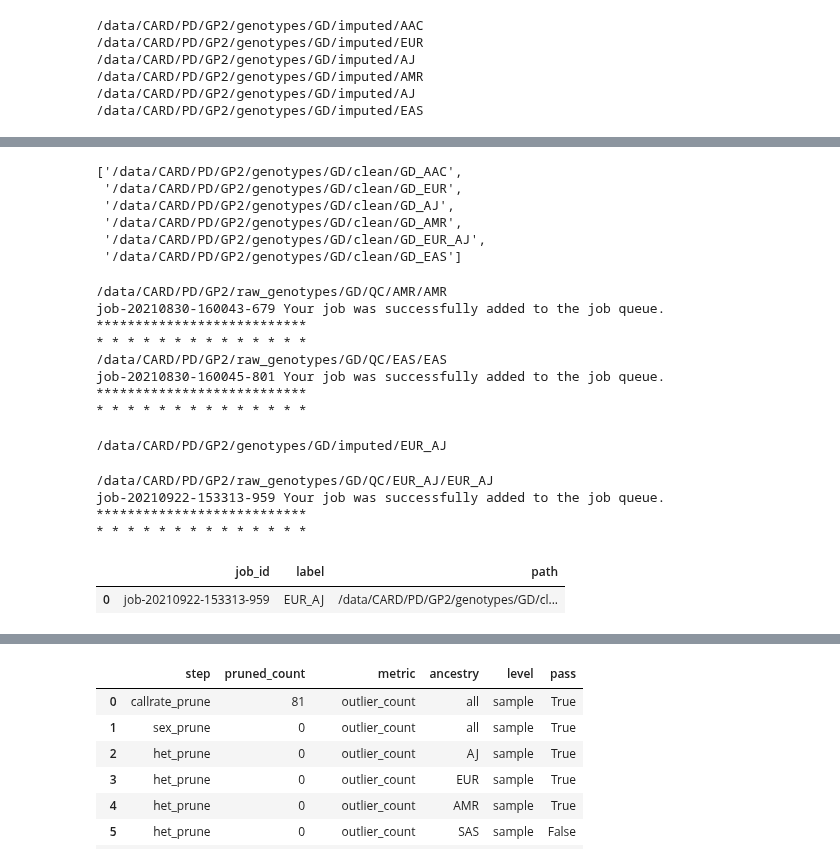
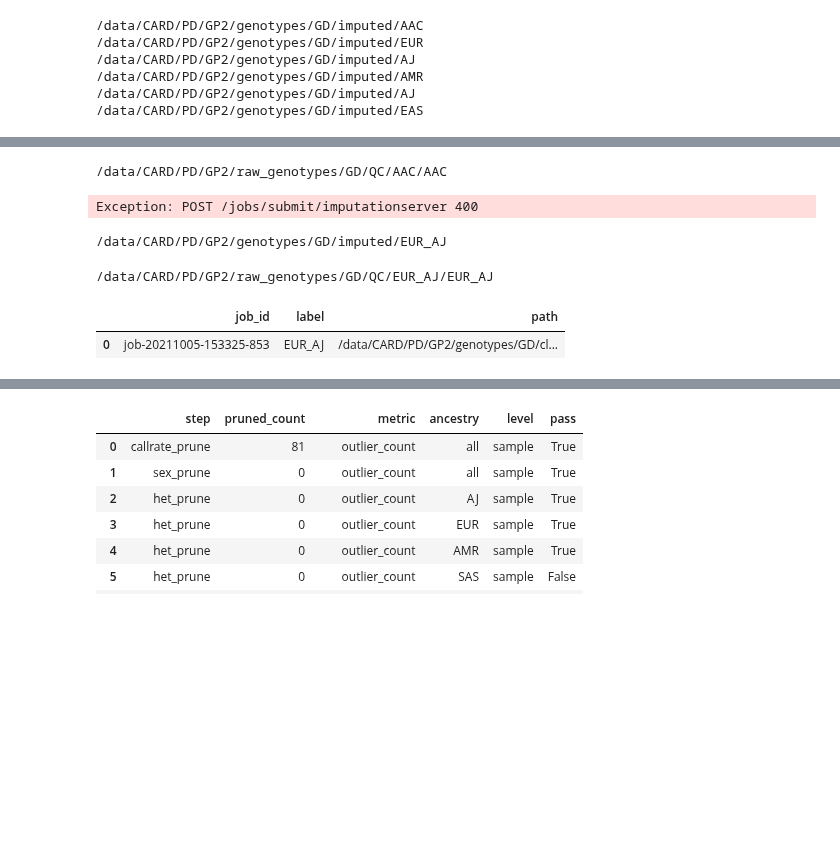
Before and after one commit to dvitale199/GenoTools, a Jupyter notebook: GP2_data_processing/GD_cohorts_processing.ipynb, the cells around one changed output, grey strips where cells are left out. Saved outputs shown, nothing was run; the diff lists cells and outputs as text; code cells hidden in the pictures; blank space fills up the shorter version.

```diff
--- a/GP2_data_processing/GD_cohorts_processing.ipynb
+++ b/GP2_data_processing/GD_cohorts_processing.ipynb
@@ -169,14 +217,3 @@ for geno, label in zip(impute_genos_list, impute_labels_list):
-# %%
-# !ls /data/CARD/PD/GP2/raw_genotypes/GD/QC/EUR/
-# !ls /data/CARD/PD/GP2/genotypes/GD/clean
-impute_genos_list
-# %% [output]
-['/data/CARD/PD/GP2/genotypes/GD/clean/GD_AAC',
- '/data/CARD/PD/GP2/genotypes/GD/clean/GD_EUR',
- '/data/CARD/PD/GP2/genotypes/GD/clean/GD_AJ',
- '/data/CARD/PD/GP2/genotypes/GD/clean/GD_AMR',
- '/data/CARD/PD/GP2/genotypes/GD/clean/GD_EUR_AJ',
- '/data/CARD/PD/GP2/genotypes/GD/clean/GD_EAS']
 # %%
 # now make list of vcfs and submit job
 job_id_df = pd.DataFrame()
@@ -184,7 +221,7 @@ job_id_df = pd.DataFrame()
 token = config.api_key
 password = 'imputer'
 
-for geno, label in zip(impute_genos_list[3:], impute_labels_list[3:]):
+for geno, label in zip(impute_genos_list, impute_labels_list):
     label_outdir = f'{imputed_out_dir}/{label}'
     impute_prep_outdir = f'{gd_path}/QC/{label}'
     impute_prep_geno = f'{impute_prep_outdir}/{label}'
@@ -201,14 +238,8 @@ for geno, label in zip(impute_genos_list[3:], impute_labels_list[3:]):
 
 job_id_df.to_csv(f'{imputed_out_dir}/impute_job_ids.csv')
 # %% [output]
-/data/CARD/PD/GP2/raw_genotypes/GD/QC/AMR/AMR
-job-20210830-160043-679 Your job was successfully added to the job queue.
-***************************
-* * * * * * * * * * * * * *
-/data/CARD/PD/GP2/raw_genotypes/GD/QC/EAS/EAS
-job-20210830-160045-801 Your job was successfully added to the job queue.
-***************************
-* * * * * * * * * * * * * *
+/data/CARD/PD/GP2/raw_genotypes/GD/QC/AAC/AAC
+Exception: POST /jobs/submit/imputationserver 400
 # %%
 # now, merge EUR and AJ and impute together
 # !mkdir /data/CARD/PD/GP2/raw_genotypes/GD/QC/EUR_AJ
@@ -256,37 +287,34 @@ impute_prep_outdir = f'{gd_path}/QC/{label}'
 impute_prep_geno = f'{impute_prep_outdir}/{label}'
 print(impute_prep_geno)
 # vcf_list = [f'{impute_prep_geno}_pre_impute_chr{str(i)}.vcf.gz' for i in range(1,24)]
-vcf_list = [f'{impute_prep_geno}_pre_impute_chr{str(i)}.vcf.gz' for i in range(18,19)]
+# # vcf_list = [f'{impute_prep_geno}_pre_impute_chr{str(i)}.vcf.gz' for i in range(18,19)]
 
-job_json = submit_job(vcf_list, password=password, token=token)
+# job_json = submit_job(vcf_list, password=password, token=token)
 
-job_id = job_json['id']
+# job_id = job_json['id']
 
-job_id_df = pd.DataFrame({'job_id': [job_id], 'label': [label], 'path': [geno]})
-# job_id_df = job_id_df.append(job_id_df_tmp)
+# job_id_df = pd.DataFrame({'job_id': [job_id], 'label': [label], 'path': [geno]})
+# # job_id_df = job_id_df.append(job_id_df_tmp)
 
-job_id_df.to_csv(f'{imputed_out_dir}/EUR_AJ_chr18_impute_job_ids.csv', index=False)
+# job_id_df.to_csv(f'{imputed_out_dir}/EUR_AJ_impute_job_ids.csv', index=False)
 # %% [output]
 /data/CARD/PD/GP2/raw_genotypes/GD/QC/EUR_AJ/EUR_AJ
-job-20210922-153313-959 Your job was successfully added to the job queue.
-***************************
-* * * * * * * * * * * * * *
 # %%
 imputed_out_dir = '/data/CARD/PD/GP2/genotypes/GD/imputed'
 # !cat {imputed_out_dir}/impute_job_ids.csv
 # !cat {imputed_out_dir}/EUR_AJ_impute_job_ids.csv
 
 # impute_jobs1 = pd.read_csv(f'{imputed_out_dir}/EUR_AJ_impute_job_ids.csv')
 # impute_jobs2 = pd.read_csv(f'{imputed_out_dir}/impute_job_ids.csv')
 # impute_jobs2.drop(columns=['Unnamed: 0'], inplace=True)
 # impute_jobs = impute_jobs1.append(impute_jobs2)
 # impute_jobs
 
-impute_jobs = pd.read_csv(f'{imputed_out_dir}/EUR_AJ_chr18_impute_job_ids.csv')
+impute_jobs = pd.read_csv(f'{imputed_out_dir}/EUR_AJ_impute_job_ids.csv')
 impute_jobs
 # %% [output]
 |  | job_id | label | path |
-| 0 | job-20210922-153313-959 | EUR_AJ | /data/CARD/PD/GP2/genotypes/GD/cl... |
+| 0 | job-20211005-153325-853 | EUR_AJ | /data/CARD/PD/GP2/genotypes/GD/cl... |
 # %%
 from QC.imputation import *
 import QC.config as config
```
Also changed, not shown: parts of 8 cells of this notebook, 4 other files.
